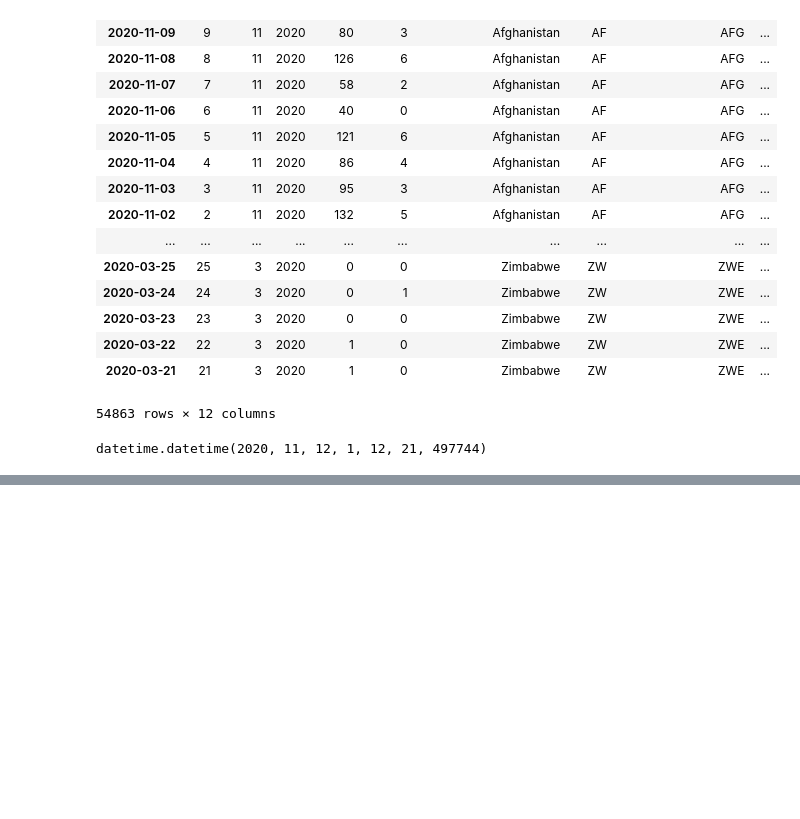
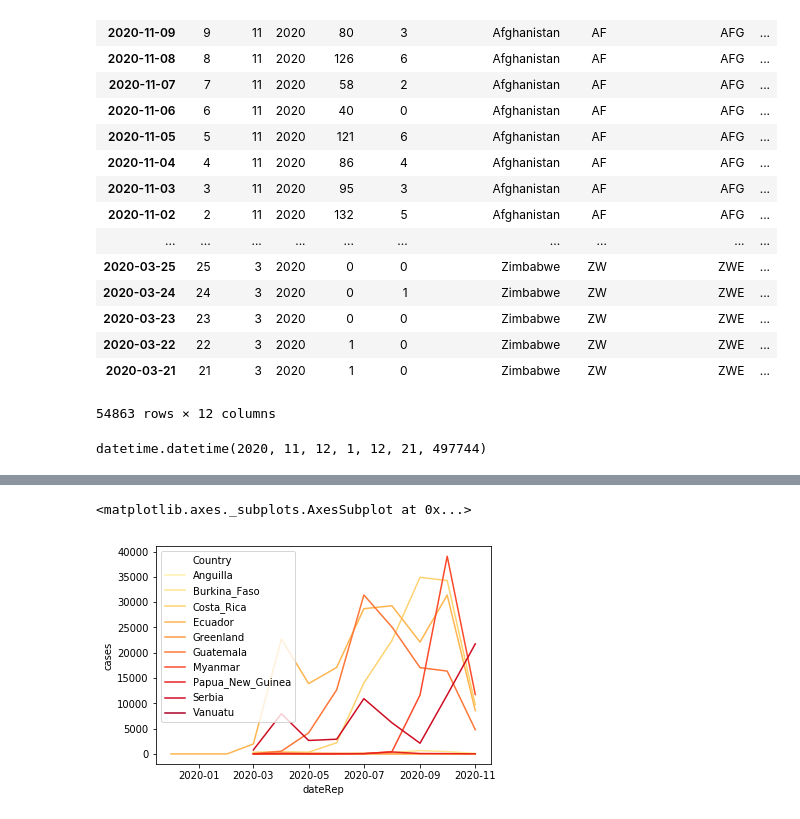
Before and after one commit to Remek953/Covid19---Charts, a Jupyter notebook: Testing.ipynb, the cells around one changed output, grey strips where cells are left out. Cells and saved outputs as stored; diff of their text form; code cells hidden in the pictures; blank space fills up the shorter version.

Commit message:
Added comments, random 10 countries functions, deleted modified.csv

```diff
--- a/Testing.ipynb
+++ b/Testing.ipynb
@@ -425,0 +455,38 @@ s.strftime('%d/%m/%y')
+# %%
+    countries = []
+    for item in df['countriesAndTerritories'].unique():
+        countries.append(item.title())
+
+    import random
+    random_countries = random.sample(countries, 10)
+
+
+    newDF = pd.DataFrame() #creates a new dataframe that's empty
+
+
+
+    for random_country in random_countries:
+        pd.plotting.register_matplotlib_converters()
+        country_name = (df['countriesAndTerritories'] == random_country)
+        country = df.loc[country_name]
+
+        groupedmonths = country.groupby(country['dateRep'].dt.to_period('M')).sum()
+        groupedmonths = groupedmonths.resample('M').asfreq().fillna(0)
+        groupedmonths['dateRep'] = groupedmonths.index
+        groupedmonths['Country'] = random_country
+        newDF = newDF.append(groupedmonths, ignore_index = True)
+# %%
+#newDF['dateRep'] = newDF.index
+#newDF.to_timestamp()
+#newDF['test'] = pd.to_datetime(newDF.dateRep)
+newDF['dateRep'] = newDF['dateRep'].astype(str)
+newDF['dateRep'] = pd.to_datetime(newDF['dateRep'])
+newDF = newDF.sort_values(by=['Country'])
+# %%
+sns.lineplot(x='dateRep', y='cases', palette='YlOrRd', hue='Country',  data=newDF)
+#newDF.dateRep = pd.to_datetime(newDF.dateRep)
+#newDF.dateRep = newDF.dateRep.astype('datetime64[ns]')
+#plt.plot(newDF.dateRep.dt.strftime('%Y-%b').unique(), newDF.Country, marker='.')
+# %% [output]
+<matplotlib.axes._subplots.AxesSubplot at 0x...>
+[figure, added]
```
Also changed, not shown: parts of 4 cells of this notebook, 3 other files.
